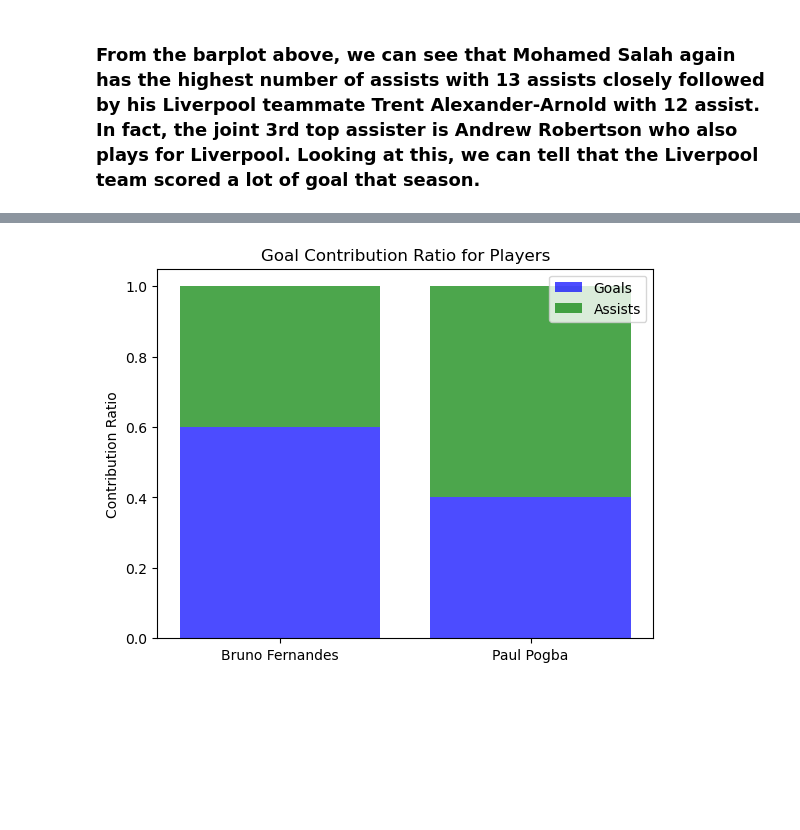
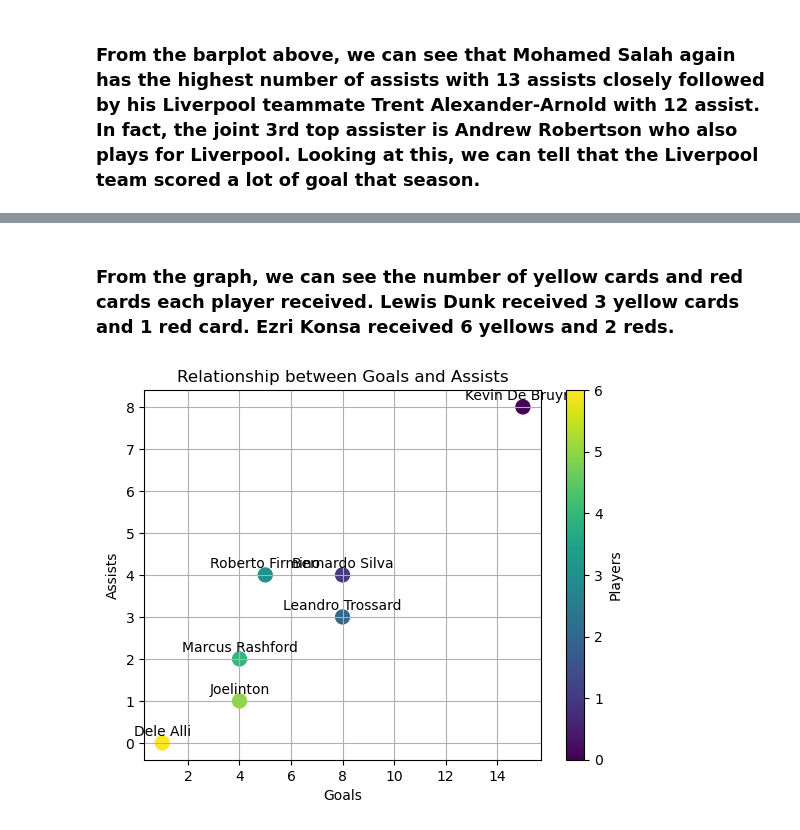
Before and after one commit to aasnayem/Soccer, a Jupyter notebook: SoccerData.ipynb, the cells around one changed output, grey strips where cells are left out. Cells and saved outputs as stored; diff of their text form; code cells hidden in the pictures; blank space fills up the shorter version.

```diff
--- a/SoccerData.ipynb
+++ b/SoccerData.ipynb
@@ -240,30 +235,21 @@ plt.show()
-# %%
-# Goal Contribution Ratio
-players = ['Bruno Fernandes', 'Paul Pogba']
-goals = [12, 6]  # Example data, replace with actual data
-assists = [8, 9]  # Example data, replace with actual data
-total_goals = [goals[i] + assists[i] for i in range(len(players))]
-
-# Calculate contribution ratio
-goal_ratio = [goals[i] / total_goals[i] for i in range(len(players))]
-assist_ratio = [assists[i] / total_goals[i] for i in range(len(players))]
-
-# Array of indices for the players
-indices = np.arange(len(players))
-
-# Plotting the data
-fig, ax = plt.subplots()
-ax.bar(indices, goal_ratio, label='Goals', color='blue', alpha=0.7)
-ax.bar(indices, assist_ratio, bottom=goal_ratio, label='Assists', color='green', alpha=0.7)
-
-# Adding labels and title
-ax.set_ylabel('Contribution Ratio')
-ax.set_title('Goal Contribution Ratio for Players')
-ax.set_xticks(indices)
-ax.set_xticklabels(players)
-ax.legend()
-
-# Display the plot
-plt.show()
-# %% [output]
-[figure, removed]
+# %% [markdown]
+### From the graph, we can see the number of yellow cards and red cards each player received. Lewis Dunk received 3 yellow cards and 1 red card. Ezri Konsa received 6 yellows and 2 reds.
+# %%
+players = ["Kevin De Bruyne", "Bernardo Silva", "Leandro Trossard", "Roberto Firmino", "Marcus Rashford", "Joelinton", "Dele Alli"]
+
+gls = np.array([15, 8, 8, 5, 4, 4, 1])
+ast = np.array([8, 4, 3, 4, 2, 1, 0])
+fig, ax = plt.subplots()
+im = ax.scatter(gls, ast, c=np.arange(len(players)), cmap='viridis', s=100)
+for i, txt in enumerate(players):
+    ax.annotate(txt, (gls[i], ast[i]), textcoords="offset points", xytext=(0, 5), ha='center')
+
+plt.title('Relationship between Goals and Assists')
+plt.xlabel('Goals')
+plt.ylabel('Assists')
+cbar = plt.colorbar(im)
+cbar.set_label('Players')
+plt.grid(True)
+plt.show()
+# %% [output]
+[figure, added]
```
Also changed, not shown: parts of 6 cells of this notebook.
